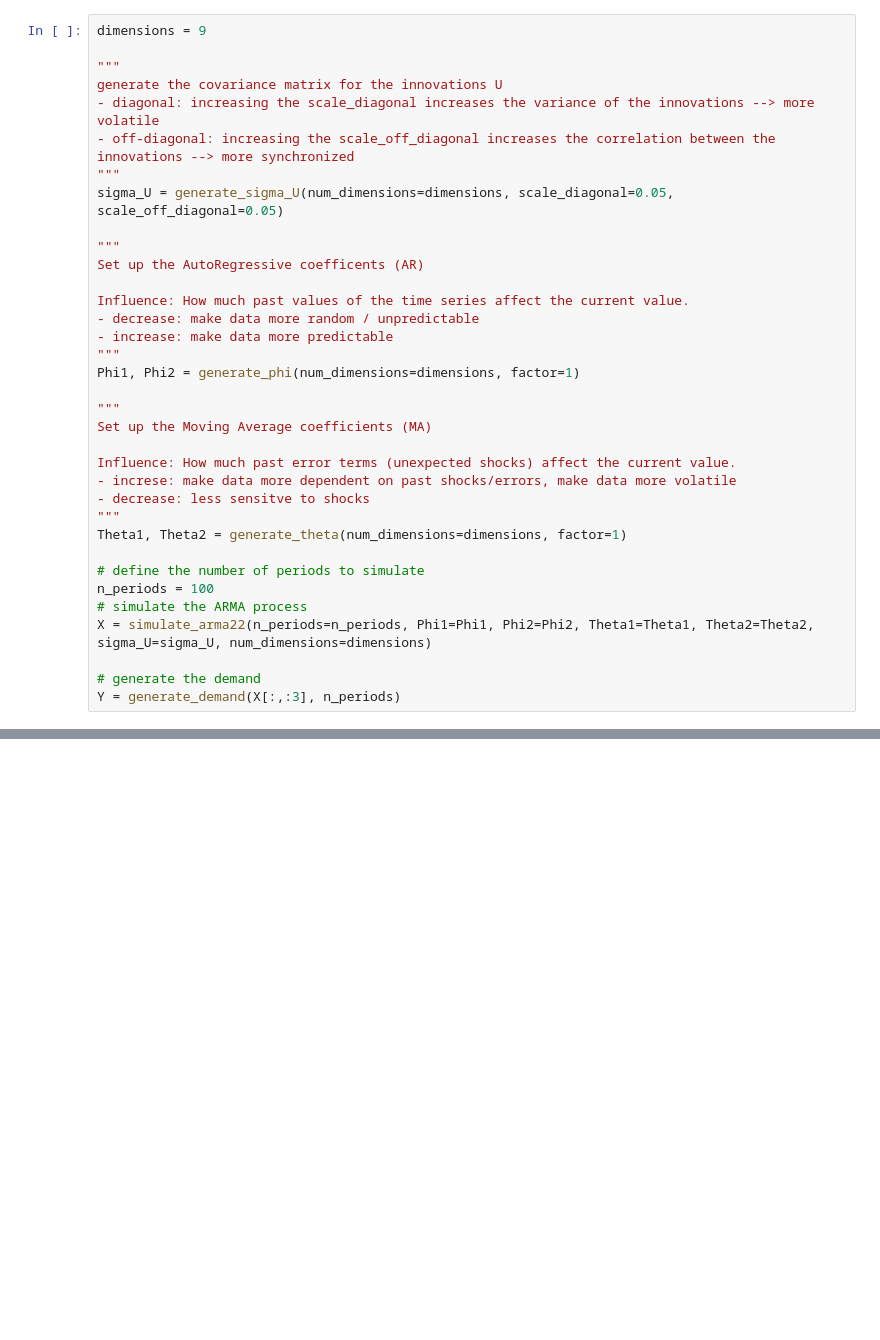
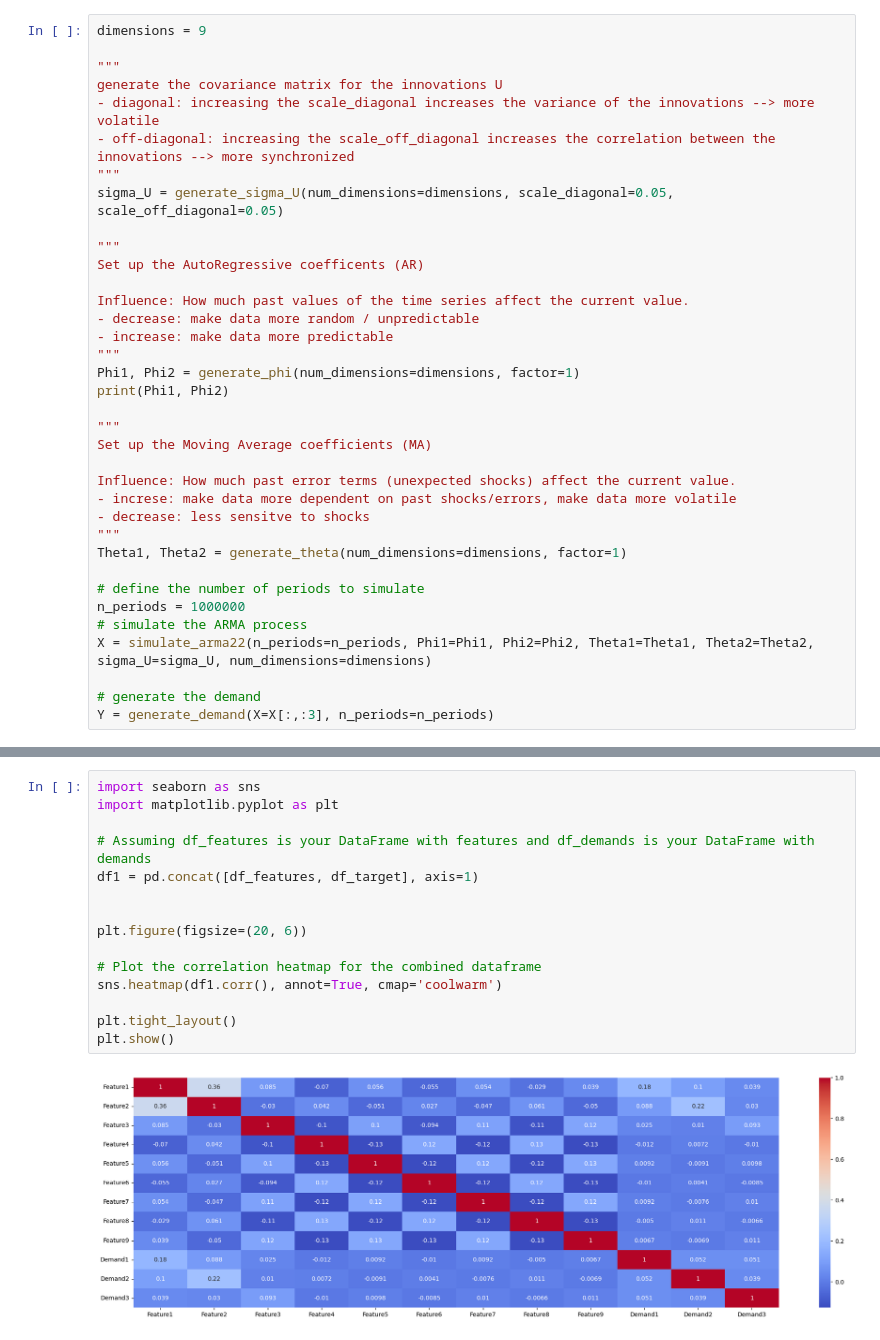
Before and after one commit to Lanza-git/Integrated-vs-Seperated-Master-Thesis, a Jupyter notebook: Main/generator_jupyter.ipynb, the cells around one changed output, grey strips where cells are left out. Saved outputs shown, nothing was run; the diff lists cells and outputs as text; blank space fills up the shorter version.

```diff
--- a/Main/generator_jupyter.ipynb
+++ b/Main/generator_jupyter.ipynb
@@ -19,6 +21,7 @@ Influence: How much past values of the time series affect the current value.
 - increase: make data more predictable
 """
 Phi1, Phi2 = generate_phi(num_dimensions=dimensions, factor=1)
+print(Phi1, Phi2)
 
 """
 Set up the Moving Average coefficients (MA)
@@ -30,10 +33,10 @@ Influence: How much past error terms (unexpected shocks) affect the current valu
 Theta1, Theta2 = generate_theta(num_dimensions=dimensions, factor=1)
 
 # define the number of periods to simulate
-n_periods = 100
+n_periods = 1000000
 # simulate the ARMA process
 X = simulate_arma22(n_periods=n_periods, Phi1=Phi1, Phi2=Phi2, Theta1=Theta1, Theta2=Theta2, sigma_U=sigma_U, num_dimensions=dimensions)
 
 # generate the demand
-Y = generate_demand(X[:,:3], n_periods)
+Y = generate_demand(X=X[:,:3], n_periods=n_periods)
 # %% [output]
@@ -51,0 +74,17 @@ print(df_features.head())
+# %%
+import seaborn as sns
+import matplotlib.pyplot as plt
+
+# Assuming df_features is your DataFrame with features and df_demands is your DataFrame with demands
+df1 = pd.concat([df_features, df_target], axis=1)
+
+
+plt.figure(figsize=(20, 6))
+
+# Plot the correlation heatmap for the combined dataframe
+sns.heatmap(df1.corr(), annot=True, cmap='coolwarm')
+
+plt.tight_layout()
+plt.show()
+# %% [output]
+[figure, added]
```
Also changed, not shown: parts of 3 cells of this notebook, 3 other files.
